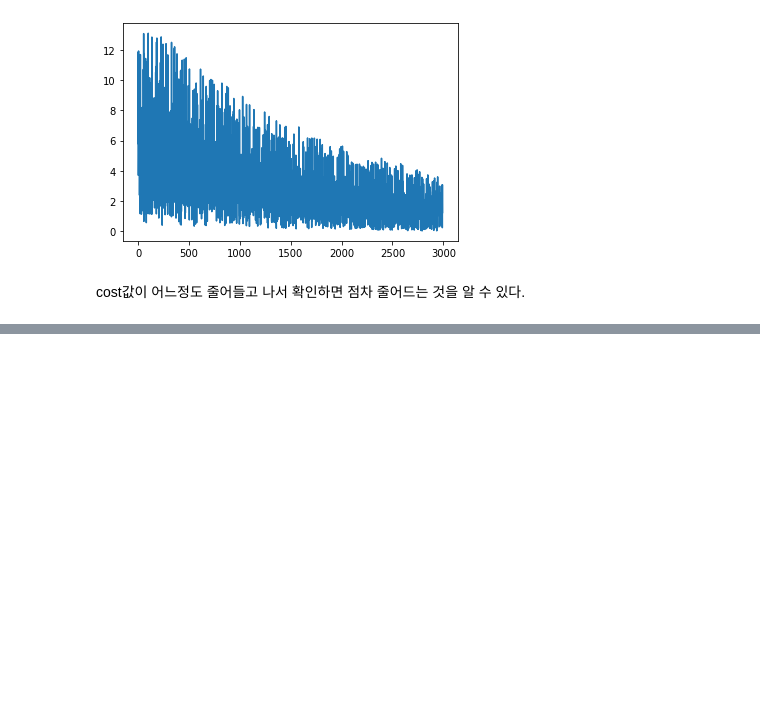
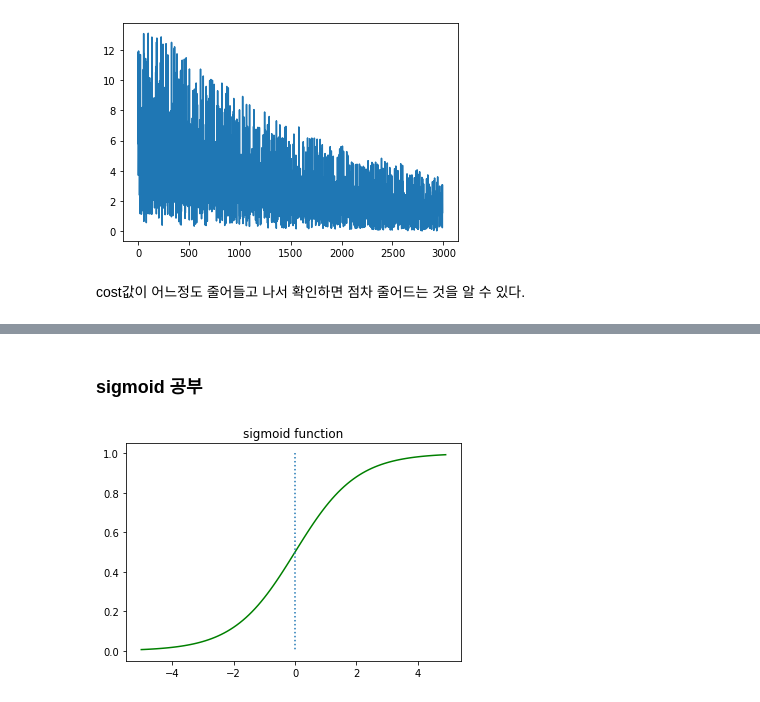
Before and after one commit to shp1204/DEEP_LEARNING, a Jupyter notebook: Lab-02 Linear Regression_.ipynb, the cells around one changed output, grey strips where cells are left out. Saved outputs shown, nothing was run; the diff lists cells and outputs as text; code cells hidden in the pictures; blank space fills up the shorter version.

```diff
--- a/Lab-02 Linear Regression_.ipynb
+++ b/Lab-02 Linear Regression_.ipynb
@@ -551,0 +684,15 @@ plt.plot(cost_value[10:])
+# %% [markdown]
+### sigmoid 공부
+# %%
+def sigmoid(x) :
+    return 1 / (1 + np.exp(-x))
+# %%
+x = np.arange(-5, 5, 0.1)
+y = sigmoid(x)
+
+plt.plot(x, y, 'g')
+plt.plot([0,0], [1,0], ':')
+plt.title('sigmoid function')
+plt.show()
+# %% [output]
+[figure, added]
```
Also changed, not shown: parts of 12 cells of this notebook, 26 other files.
